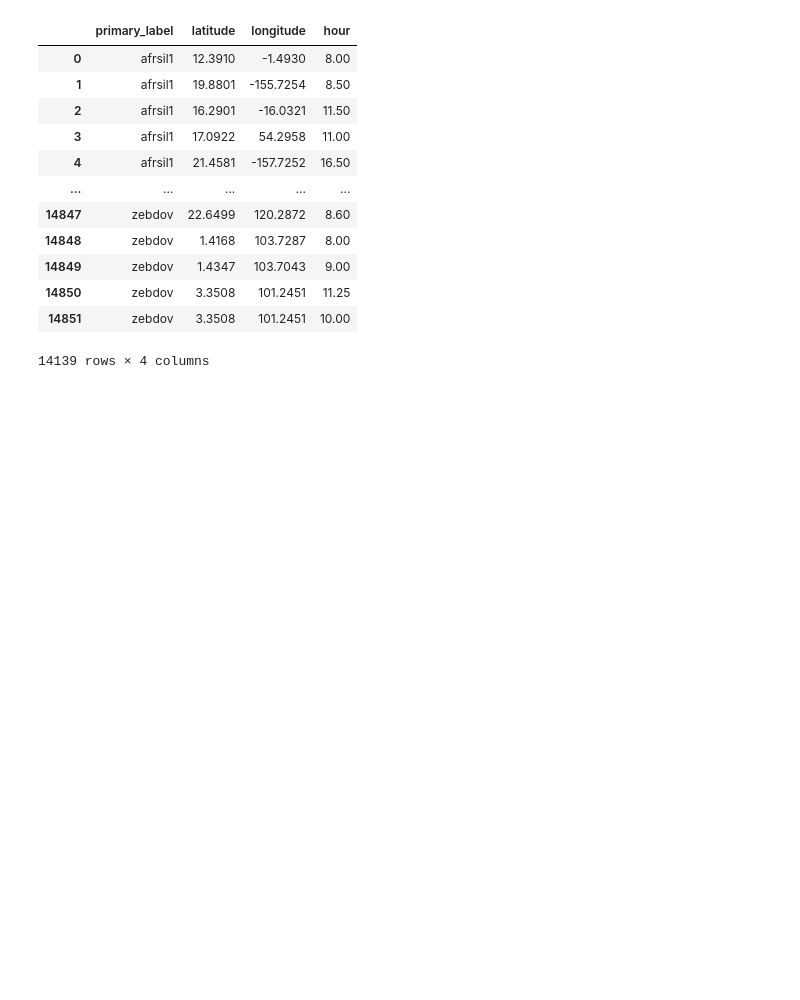
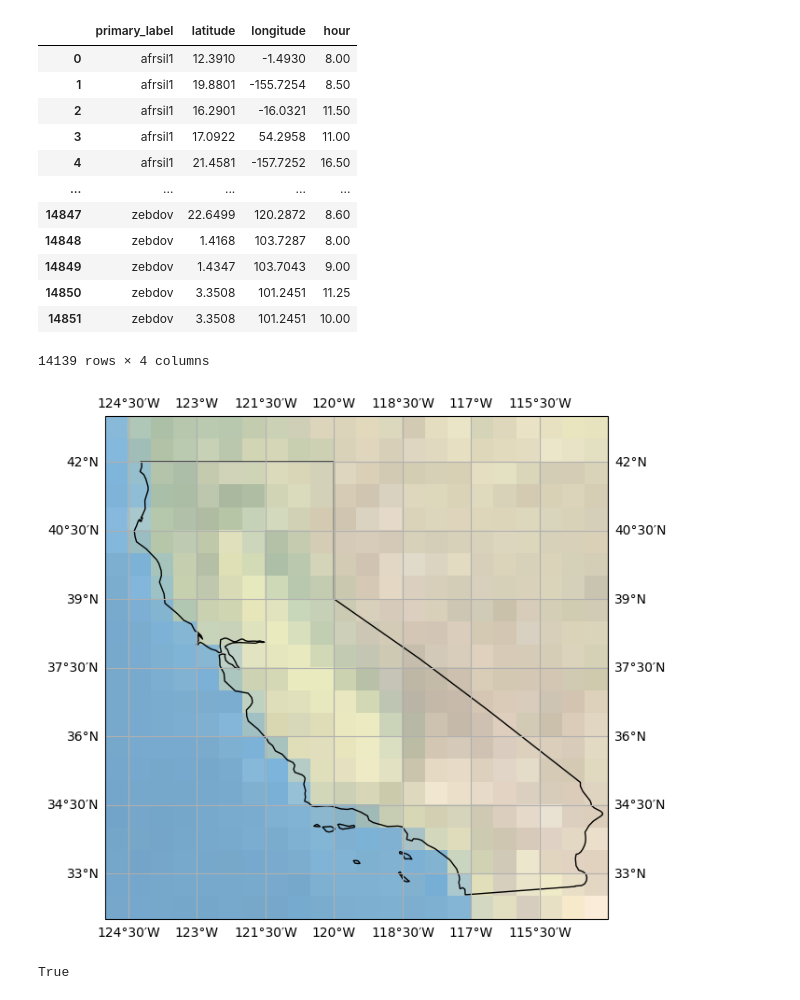
Before and after one commit to acmiyaguchi/iyse4620-birdcall-distributions, a Jupyter notebook: notebooks/2022-10-21-latlon.ipynb, the cells around one changed output. Drawn from its saved outputs; the diff is of its cells as text; code cells hidden in the pictures; blank space fills up the shorter version.

```diff
--- a/notebooks/2022-10-21-latlon.ipynb
+++ b/notebooks/2022-10-21-latlon.ipynb
@@ -34,3 +34,44 @@ subset
 | 14850 | zebdov | 3.3508 | 101.2451 | 11.25 |
 | 14851 | zebdov | 3.3508 | 101.2451 | 10.00 |
 14139 rows × 4 columns
+# %%
+from cartopy.io import shapereader
+
+reader = shapereader.Reader(
+    shapereader.natural_earth(
+        resolution="50m", category="cultural", name="admin_1_states_provinces"
+    )
+)
+california = [
+    s
+    for s in reader.records()
+    if s.attributes["admin"] == "United States of America"
+    and s.attributes["name"] == "California"
+][0]
+# %%
+import cartopy.crs as ccrs
+import cartopy.feature as cfeature
+import matplotlib.pyplot as plt
+
+fig = plt.figure(figsize=(12, 7))
+projection = ccrs.PlateCarree()
+ax = plt.axes(projection=projection)
+ax.add_feature(
+    cfeature.ShapelyFeature([california.geometry], projection),
+    edgecolor="k",
+    facecolor=(1, 1, 1, 0),
+)
+ax.stock_img()
+ax.set_xlim([-125, -114])
+ax.set_ylim([32, 43])
+ax.gridlines(draw_labels=True, dms=True, x_inline=False, y_inline=False)
+plt.show()
+# %% [output]
+[figure, added]
+# %%
+from shapely.geometry import Point
+
+# check if a point is inside a polygon or not
+california.geometry.contains(Point(-118.2437, 34.0522))
+# %% [output]
+True
```
Also changed, not shown: parts of 14 cells of this notebook, 3 other files.
